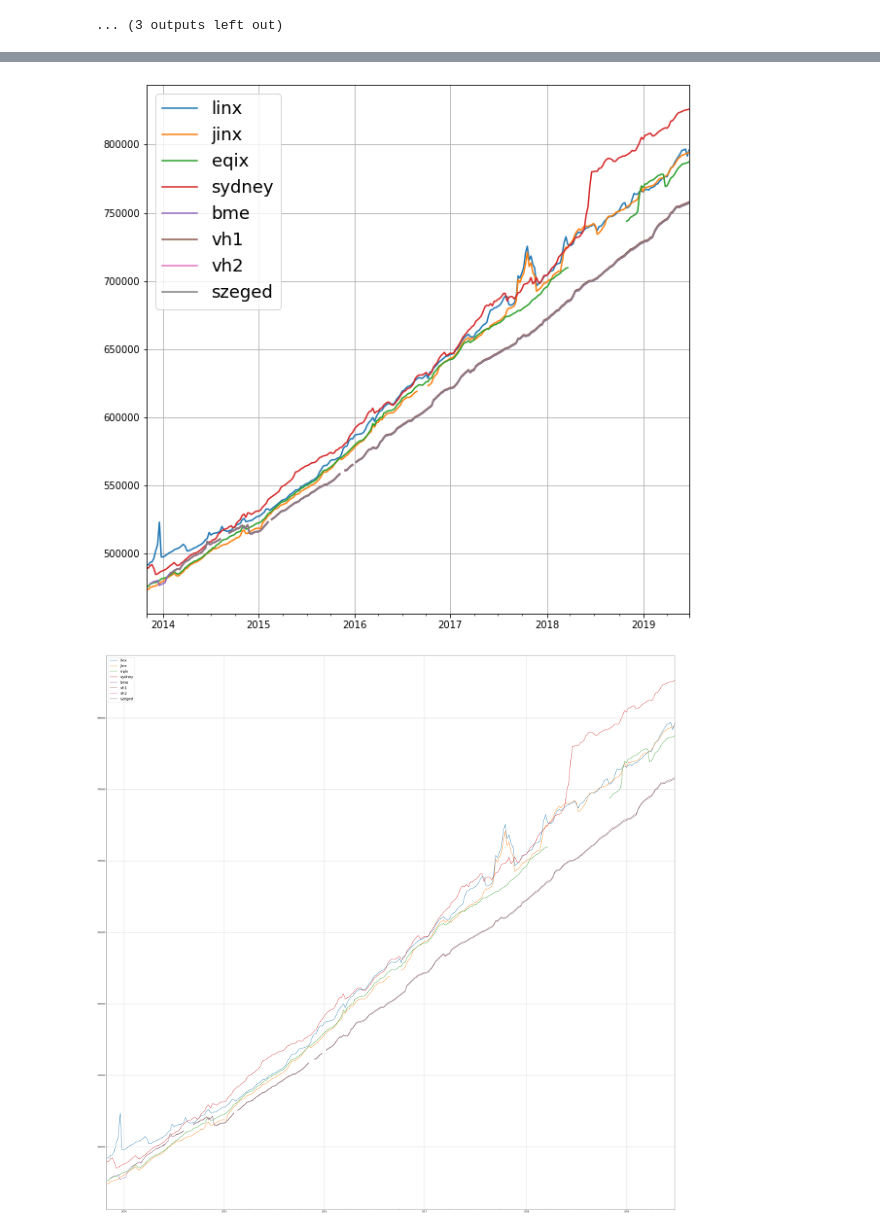
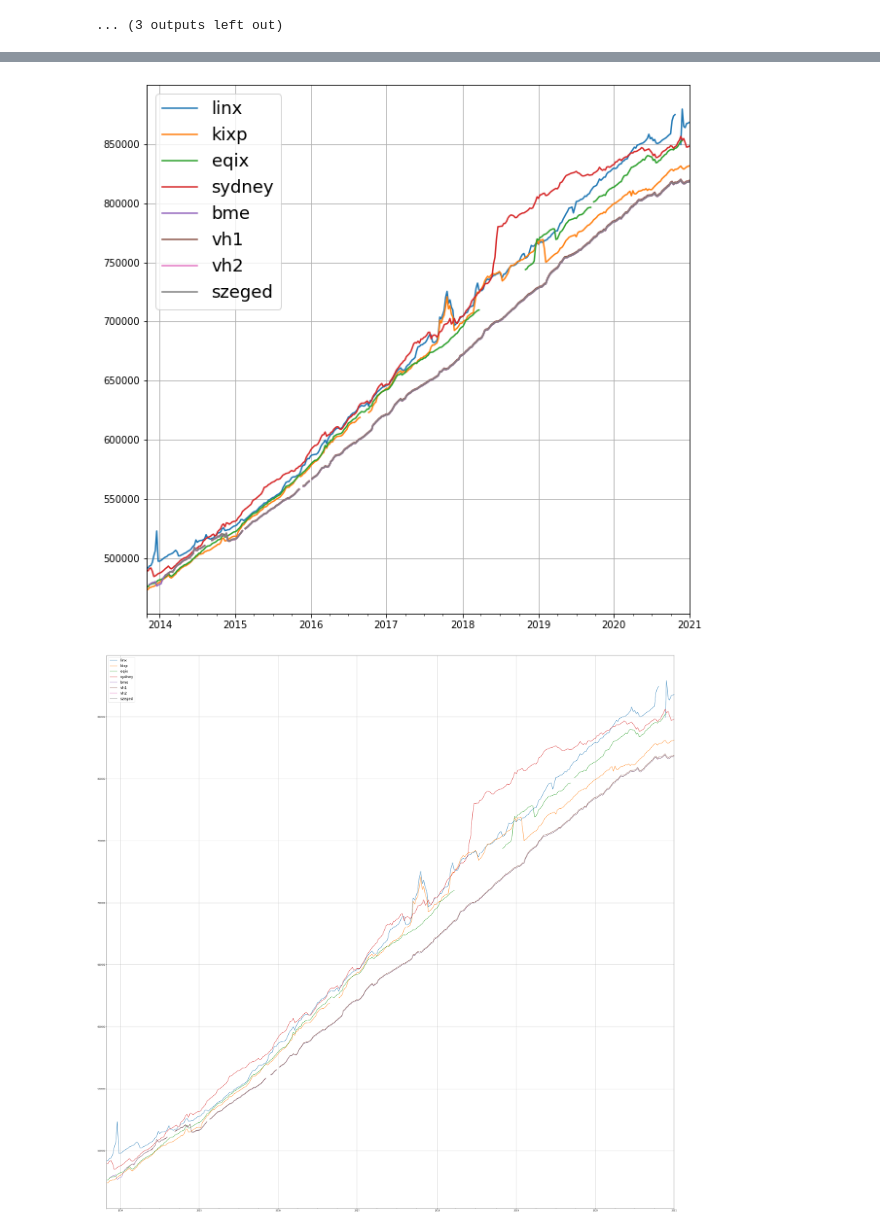
Before and after one commit to Tomikaze/IP-stats-trends, a Jupyter notebook: Total_prefix.ipynb, the cells around one changed output, grey strips where cells are left out. Drawn from its saved outputs; the diff is of its cells as text; code cells hidden in the pictures.

```diff
--- a/Total_prefix.ipynb
+++ b/Total_prefix.ipynb
@@ -5,14 +5,17 @@ import os
 from scipy import stats
 import matplotlib.pyplot as plt
 %matplotlib inline
-bme = pd.read_csv("D:/Users/Baki/Documents/GitHub/IP-stats-trends/venv/csv/bme.csv",parse_dates=["Date"], index_col="Date")
-vh1 = pd.read_csv("D:/Users/Baki/Documents/GitHub/IP-stats-trends/venv/csv/vh1.csv",parse_dates=["Date"], index_col="Date")
-vh2 = pd.read_csv("D:/Users/Baki/Documents/GitHub/IP-stats-trends/venv/csv/vh2.csv",parse_dates=["Date"], index_col="Date")
-sze = pd.read_csv("D:/Users/Baki/Documents/GitHub/IP-stats-trends/venv/csv/szeged.csv",parse_dates=["Date"], index_col="Date")
-lin = pd.read_csv("D:/Users/Baki/Documents/GitHub/IP-stats-trends/venv/csv/linx.csv",parse_dates=["Date"], index_col="Date")
-jin = pd.read_csv("D:/Users/Baki/Documents/GitHub/IP-stats-trends/venv/csv/jinx.csv",parse_dates=["Date"], index_col="Date")
-eqi = pd.read_csv("D:/Users/Baki/Documents/GitHub/IP-stats-trends/venv/csv/eqix.csv",parse_dates=["Date"], index_col="Date")
-syd = pd.read_csv("D:/Users/Baki/Documents/GitHub/IP-stats-trends/venv/csv/sydney.csv",parse_dates=["Date"], index_col="Date")
+# D:/TomiKJ/Git Hub/IP-stats-trends/venv/csv/
+# D:/Users/Baki/Documents/GitHub/IP-stats-trends/venv/csv/
+location ='D:/TomiKJ/Git Hub/IP-stats-trends/venv/csv/'
+bme = pd.read_csv(location+"bme.csv",parse_dates=["Date"], index_col="Date")
+vh1 = pd.read_csv(location+"vh1.csv",parse_dates=["Date"], index_col="Date")
+vh2 = pd.read_csv(location+"vh2.csv",parse_dates=["Date"], index_col="Date")
+sze = pd.read_csv(location+"szeged.csv",parse_dates=["Date"], index_col="Date")
+lin = pd.read_csv(location+"linx.csv",parse_dates=["Date"], index_col="Date")
+kix = pd.read_csv(location+"kixp.csv",parse_dates=["Date"], index_col="Date")
+eqi = pd.read_csv(location+"eqix.csv",parse_dates=["Date"], index_col="Date")
+syd = pd.read_csv(location+"sydney.csv",parse_dates=["Date"], index_col="Date")
 bme.head()
 # %% [output]
 |  | Total_count | Msp_sum | Pref_1 | Pref_2 | Pref_3 | Pref_4 | Pref_5 | Pref_6 | Pref_7 | Pref_8 | ... | ... |
@@ -160,24 +164,24 @@ df5.resample('W').mean().plot(figsize=(100,100)).grid(9)
 # %%
-Index = list(set(list(bme.index)  +list(lin.index) + list(jin.index )+ list(eqi.index) + list(syd.index)))
+Index = list(set(list(bme.index)  +list(lin.index) + list(kix.index )+ list(eqi.index) + list(syd.index)))
 Index.sort()
 
 df5 = pd.DataFrame({'linx': [lin.loc[Date, 'Total_count'] if Date in lin.index else np.nan for Date in Index],
-                    'jinx': [jin.loc[Date, 'Total_count'] if Date in jin.index else np.nan for Date in Index],
+                    'kixp': [kix.loc[Date, 'Total_count'] if Date in kix.index else np.nan for Date in Index],
                     'eqix': [eqi.loc[Date, 'Total_count'] if Date in eqi.index else np.nan for Date in Index],
                     'sydney': [syd.loc[Date, 'Total_count'] if Date in syd.index else np.nan for Date in Index],
                     'bme': [bme.loc[Date, 'Total_count'] if Date in bme.index else np.nan for Date in Index],
                     'vh1': [vh1.loc[Date, 'Total_count'] if Date in vh1.index else np.nan for Date in Index],
                     'vh2': [vh2.loc[Date, 'Total_count'] if Date in vh2.index else np.nan for Date in Index],
                     'szeged': [sze.loc[Date, 'Total_count'] if Date in sze.index else np.nan for Date in Index],
 
                    },index = Index)
 plt.rc('legend', fontsize=18)
 plt.rc('axes', labelsize=18)
 df5.resample('W').mean().plot(figsize=(10,10)).grid(9)
 df5.resample('W').mean().plot(figsize=(50,50)).grid(9)
 # %% [output]
-[figure, old version]
+[figure, new version]
-[figure, old version]
+[figure, new version]
 # %%
 bme['diff'] = vh1['Total_count'] - bme['Total_count']
 bme['pref_msp_nor'] = bme['Msp_sum'] / bme['Total_count']
```
Also changed, not shown: parts of 10 cells of this notebook, 6 other files.
